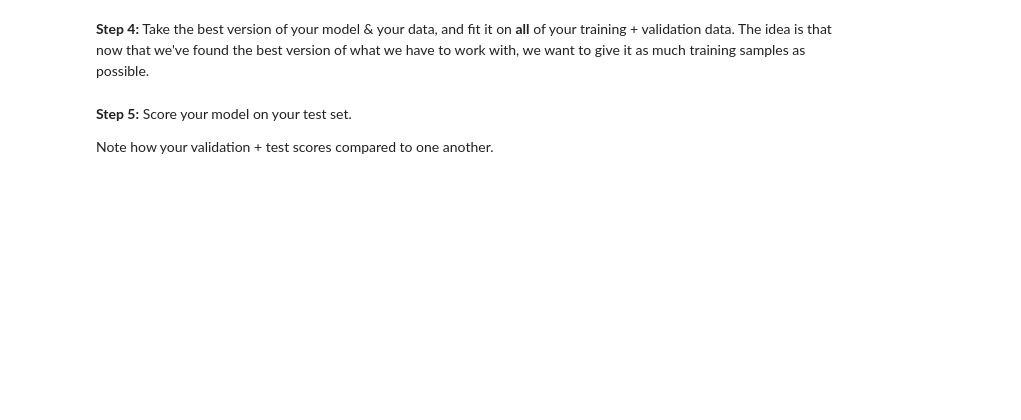
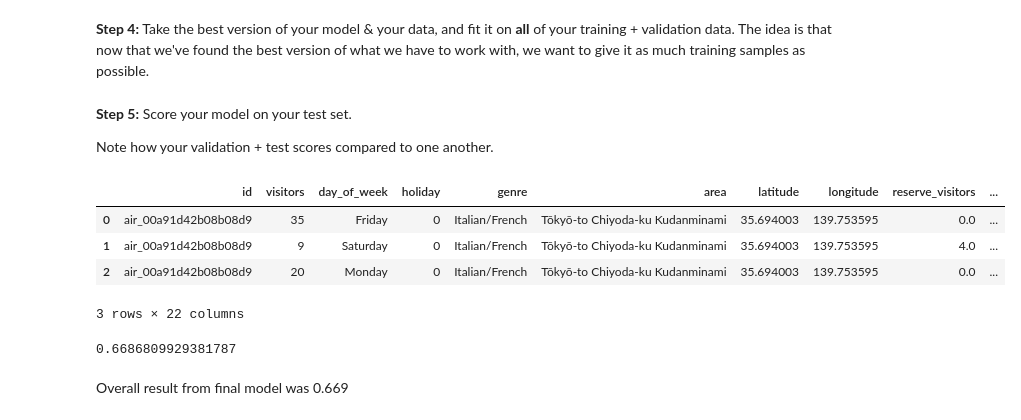
Before and after one commit to Lothdyn/my-1019-repo, a Jupyter notebook: ClassMaterial/Unit3/Class13/Labs/Gradient Boosting Lab - Model Validation - PRS Class 13 workings.ipynb, the cells around one changed output. Saved outputs shown, nothing was run; the diff lists cells and outputs as text; code cells hidden in the pictures; blank space fills up the shorter version.

```diff
--- a/ClassMaterial/Unit3/Class13/Labs/Gradient Boosting Lab - Model Validation - PRS Class 13 workings.ipynb
+++ b/ClassMaterial/Unit3/Class13/Labs/Gradient Boosting Lab - Model Validation - PRS Class 13 workings.ipynb
@@ -252,3 +327,13 @@ pipe2 = make_pipeline(ordinal_encoder, target_encoder, gbm)
 Note how your validation + test scores compared to one another.
 # %%
 # your code here
+# %%
+train_final, test_final = create_val_splits(df,return_val = False)
+# %%
+train_final.head(3)
+# %% [output]
+|  | id | visitors | day_of_week | holiday | genre | area | latitude | longitude | reserve_visitors | ... |
+| 0 | air_00a91d42b08b08d9 | 35 | Friday | 0 | Italian/French | Tōkyō-to Chiyoda-ku Kudanminami | 35.694003 | 139.753595 | 0.0 | ... |
+| 1 | air_00a91d42b08b08d9 | 9 | Saturday | 0 | Italian/French | Tōkyō-to Chiyoda-ku Kudanminami | 35.694003 | 139.753595 | 4.0 | ... |
+| 2 | air_00a91d42b08b08d9 | 20 | Monday | 0 | Italian/French | Tōkyō-to Chiyoda-ku Kudanminami | 35.694003 | 139.753595 | 0.0 | ... |
+3 rows × 22 columns
@@ -254,0 +343,16 @@ Note how your validation + test scores compared to one another.
+# %%
+ordinal_encoder = ce.OrdinalEncoder(cols='day_of_week')
+target_encoder = ce.TargetEncoder()
+gbm = GradientBoostingRegressor(
+    n_estimators=400,
+    learning_rate=0.08,
+    max_depth=4,
+    min_samples_leaf=10)
+
+pipe_final = make_pipeline(ordinal_encoder, target_encoder, gbm)
+pipe_final.fit(X_train_f, y_train_f)
+pipe_final.score(X_test_f, y_test_f)
+# %% [output]
+0.6686809929381787
+# %% [markdown]
+Overall result from final model was 0.669
```
Also changed, not shown: parts of 23 cells of this notebook, 1 other file.
